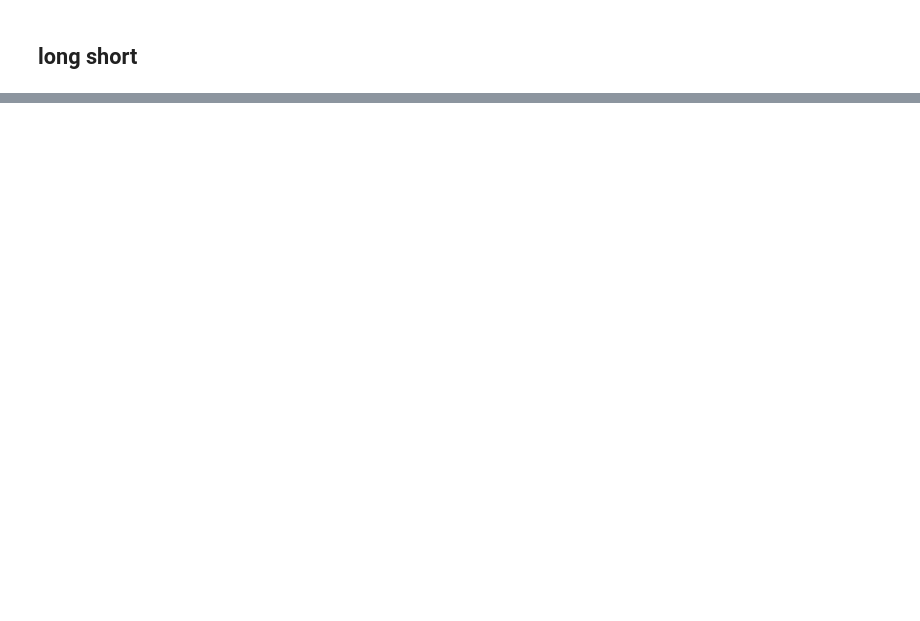
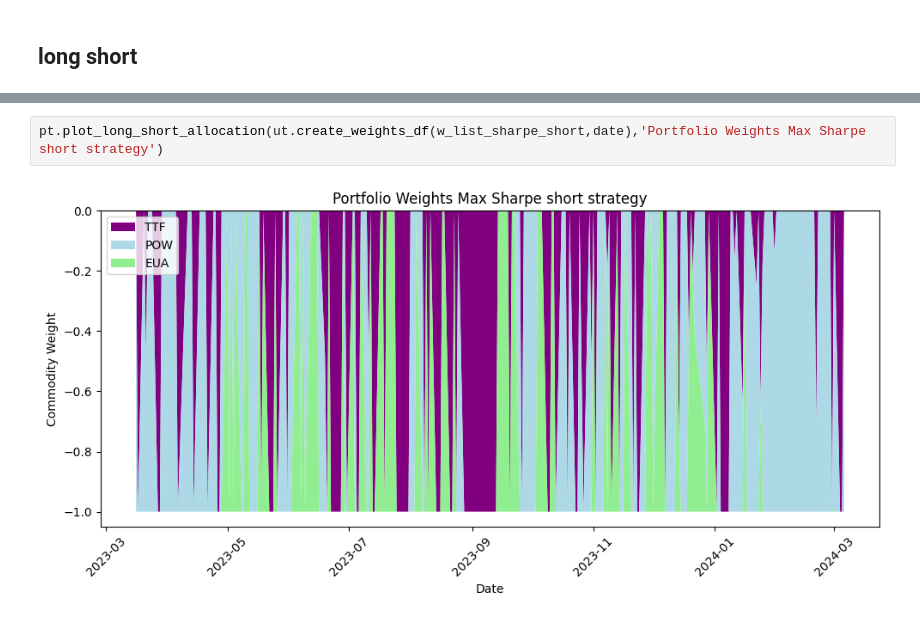
Before and after one commit to xikv97/MS-CCC-GARCH, a Jupyter notebook: thesis.ipynb, the cells around one changed output, grey strips where cells are left out. Drawn from its saved outputs; the diff is of its cells as text; blank space fills up the shorter version.

```diff
--- a/thesis.ipynb
+++ b/thesis.ipynb
@@ -2380,0 +1785,4 @@ plt.show()
+# %%
+pt.plot_long_short_allocation(ut.create_weights_df(w_list_sharpe_short,date),'Portfolio Weights Max Sharpe short strategy')
+# %% [output]
+[figure, added]
```
Also changed, not shown: parts of 89 cells of this notebook.
